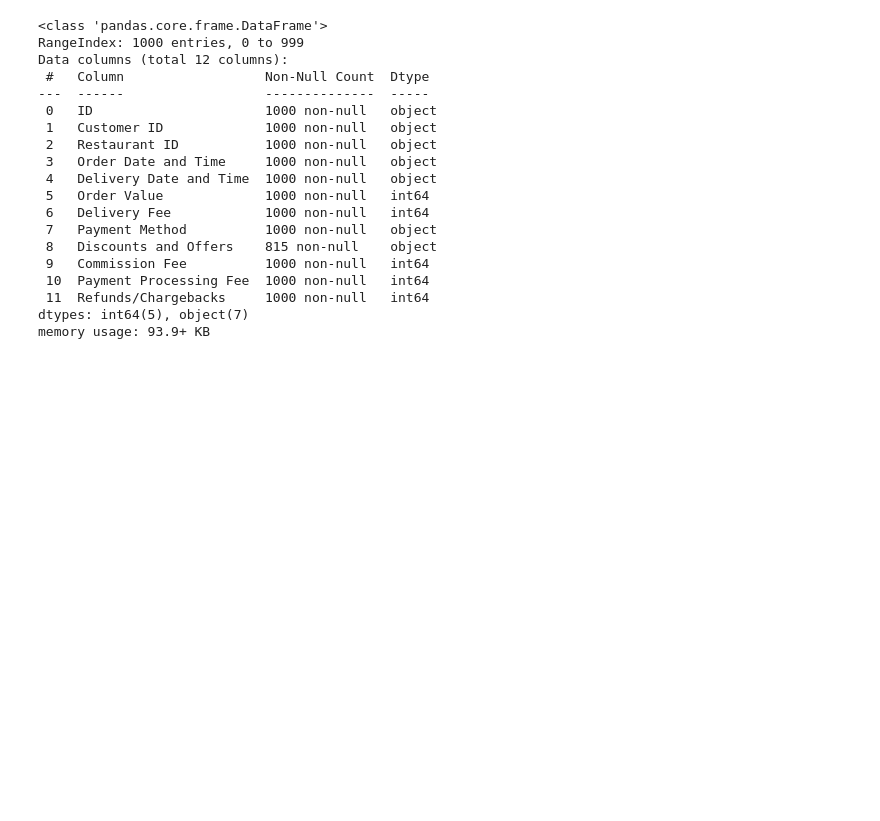
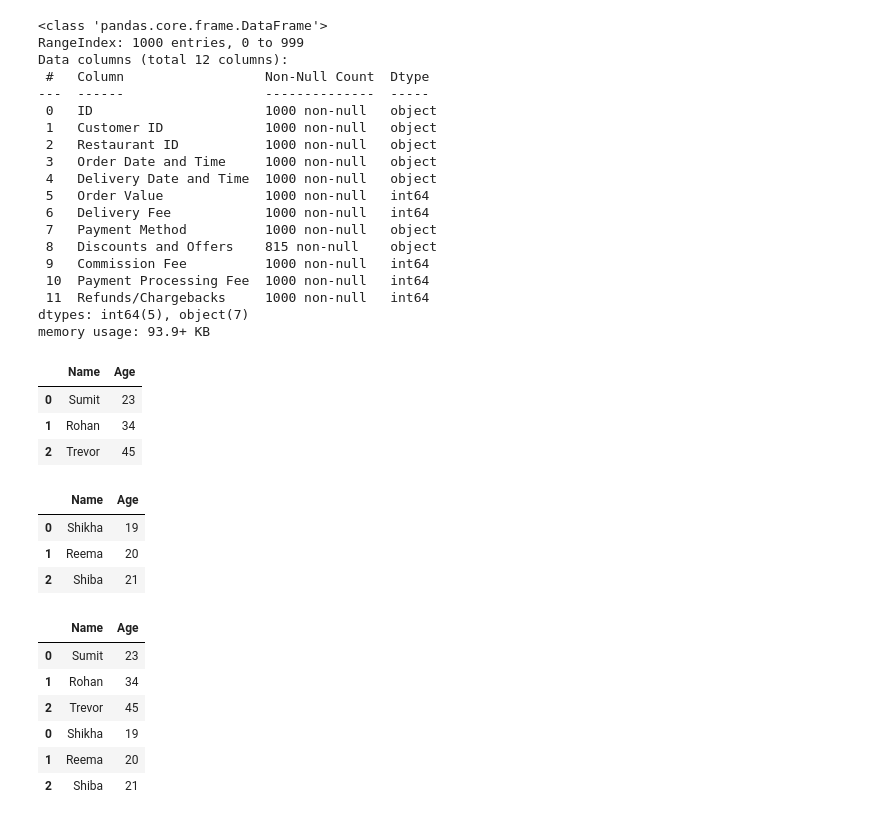
Before and after one commit to Sumit-Agnihotri/PANDAS_COURSE, a Jupyter notebook: PANDAS.ipynb, the cells around one changed output. Saved outputs shown, nothing was run; the diff lists cells and outputs as text; code cells hidden in the pictures; blank space fills up the shorter version.

```diff
--- a/PANDAS.ipynb
+++ b/PANDAS.ipynb
@@ -251,3 +251,29 @@ dtypes: int64(5), object(7)
 memory usage: 93.9+ KB
 # %%
 df.to_excel("food delivery costs 2.xlsx", index=False) # write to excel
+# %%
+df3=pd.DataFrame({"Name": ["Sumit", "Rohan", "Trevor"], "Age": [23, 34, 45]})
+df3
+# %% [output]
+|  | Name | Age |
+| 0 | Sumit | 23 |
+| 1 | Rohan | 34 |
+| 2 | Trevor | 45 |
+# %%
+df4=pd.DataFrame({"Name": ["Shikha", "Reema", "Shiba"], "Age": [19,20,21]})
+df4
+# %% [output]
+|  | Name | Age |
+| 0 | Shikha | 19 |
+| 1 | Reema | 20 |
+| 2 | Shiba | 21 |
+# %%
+pd.concat([df3, df4]) # concatenate dataframes
+# %% [output]
+|  | Name | Age |
+| 0 | Sumit | 23 |
+| 1 | Rohan | 34 |
+| 2 | Trevor | 45 |
+| 0 | Shikha | 19 |
+| 1 | Reema | 20 |
+| 2 | Shiba | 21 |
```
